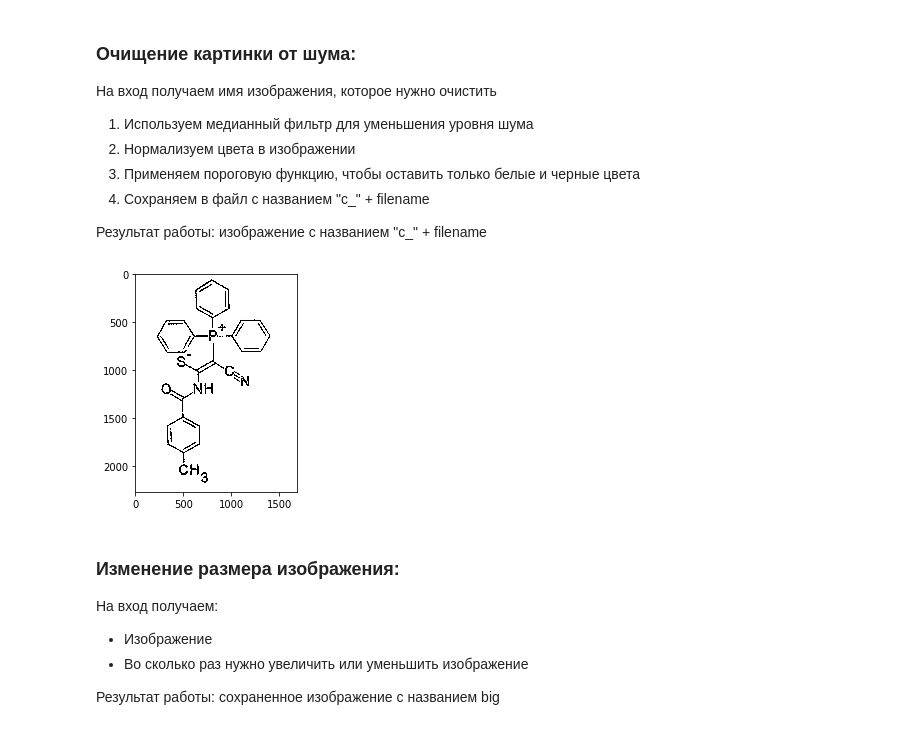
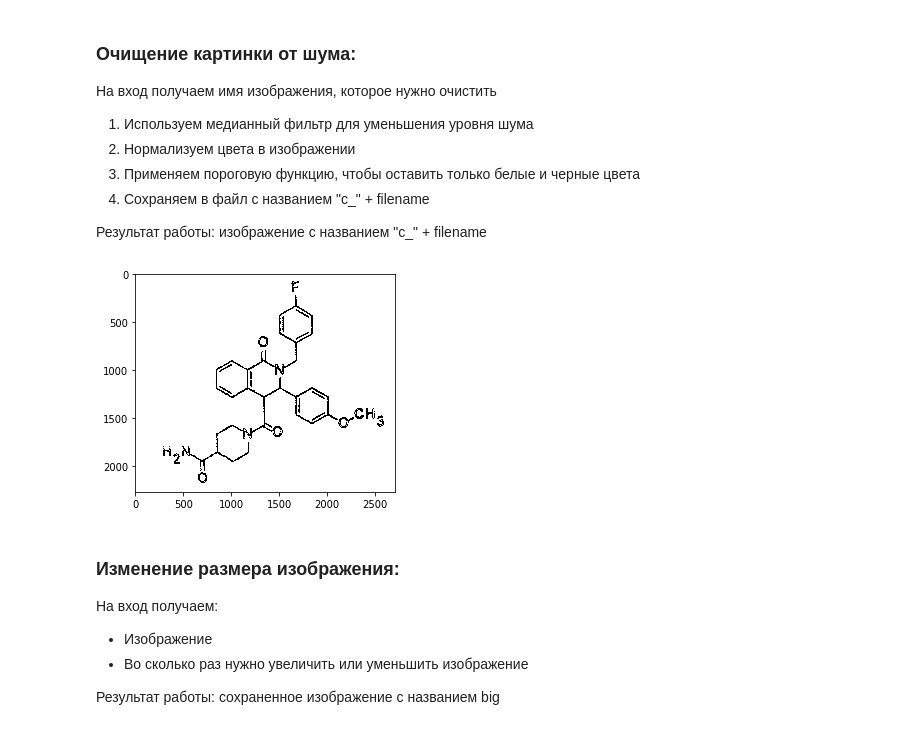
Before and after one commit to abstract-dog/abstract_dog, a Jupyter notebook: functions.ipynb, the cells around one changed output. Saved outputs shown, nothing was run; the diff lists cells and outputs as text; code cells hidden in the pictures.

```diff
--- a/functions.ipynb
+++ b/functions.ipynb
@@ -30,7 +30,7 @@ def clear_img(file_name):
   img = cv2.imread(file_name, 0)
 
   dilated_img = cv2.dilate(img, np.ones((7,7), np.uint8))
-  bg_img = cv2.medianBlur(dilated_img, 21)
+  bg_img = cv2.medianBlur(dilated_img, 1)
   diff_img = 255 - cv2.absdiff(img, bg_img)
   norm_img = diff_img.copy()
   cv2.normalize(diff_img, norm_img, alpha=0, beta=255, norm_type=cv2.NORM_MINMAX, dtype=cv2.CV_8UC1)
@@ -39,14 +39,14 @@ def clear_img(file_name):
   thr_img[thr_img < 240] = 0
   cv2.imwrite("c_" + file_name, thr_img)
 # %%
-clear_img("1.jpg")
+clear_img("test.jpg")
 
-img = cv2.imread('c_1.jpg')
+img = cv2.imread('c_test.jpg')
 
 plt.imshow(img), plt.show()
-plt.imsave('big.jpg', resize_img(img, 3))
+plt.imsave('big111.jpg', resize_img(img, 1))
 # %% [output]
-[figure, old version]
+[figure, new version]
 # %% [markdown]
 ### **Изменение размера изображения:**
 
```
Also changed, not shown: parts of 5 cells of this notebook.
